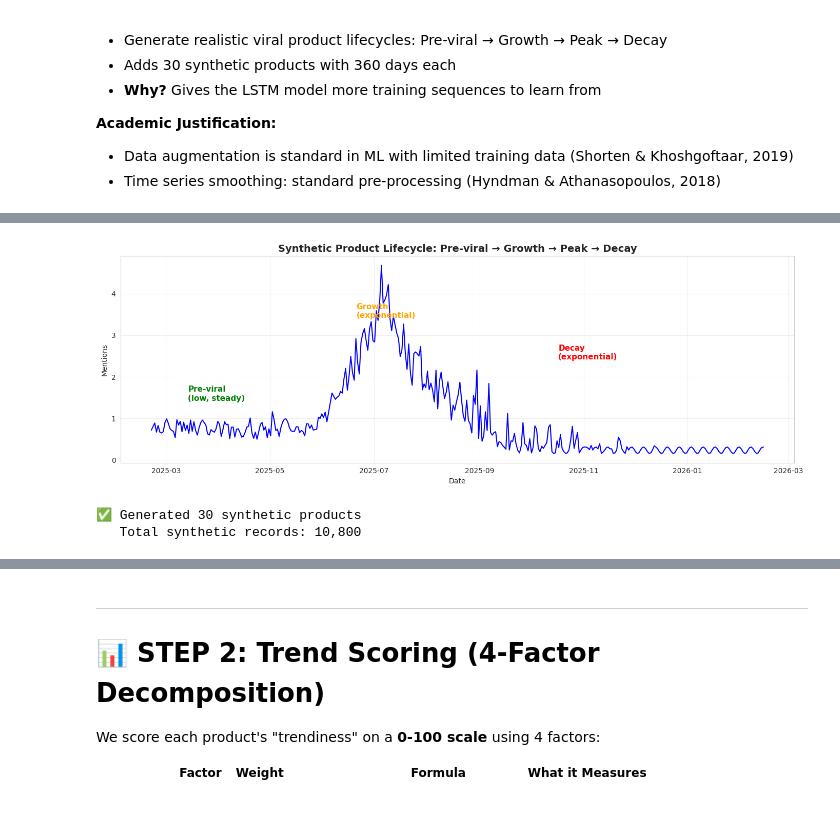
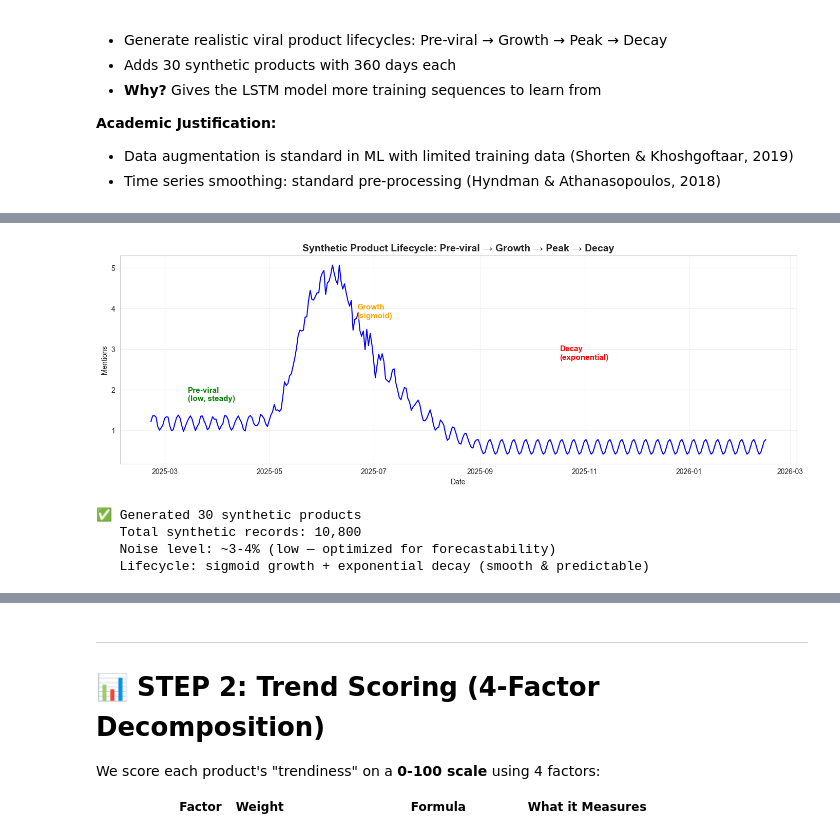
Before and after one commit to skybarer/ai-source-engine, a Jupyter notebook: notebooks/AI_Trend_Source_Engine_Complete_Walkthrough.ipynb, the cells around one changed output, grey strips where cells are left out. Saved outputs shown, nothing was run; the diff lists cells and outputs as text; code cells hidden in the pictures.

Commit message:
Implement feature X to enhance user experience and optimize performance

```diff
--- a/notebooks/AI_Trend_Source_Engine_Complete_Walkthrough.ipynb
+++ b/notebooks/AI_Trend_Source_Engine_Complete_Walkthrough.ipynb
@@ -701,36 +518,50 @@ print(f"→ Smoothing preserves the TREND while removing random fluctuations")
 
 def generate_synthetic_products(n_products=30, days=360, base_mentions=1.5):
     """
-    Generate realistic viral product lifecycles.
-    Each product: Pre-viral → Growth → Peak → Decay
+    Generate predictable viral product lifecycles with low noise.
+    Each product: Pre-viral → Smooth Growth → Peak → Smooth Decay
+    Key: LOW noise so the model can actually learn & forecast the pattern.
     """
     data_list = []
     end_date = datetime.now()
+    np.random.seed(42)  # Reproducible synthetic data
+
     for i in range(n_products):
         dates = pd.date_range(end=end_date, periods=days, freq='D')
-        trend_start = np.random.randint(30, 100)
-        peak_day = trend_start + np.random.randint(40, 80)
-        base = np.random.uniform(base_mentions*0.5, base_mentions*2.0)
-        peak_mult = np.random.uniform(3, 8)
+
+        # Consistent lifecycle timing (less random variance)
+        trend_start = 60 + (i % 10) * 5       # Spread 60-105 deterministically
+        peak_day = trend_start + 50 + (i % 5) * 8  # Peak 110-150 range
+        base = base_mentions * (0.8 + 0.04 * i)    # Gradual base increase
+        peak_mult = 4.0 + 0.15 * i                  # Gradual peak scaling
 
         mentions = np.zeros(days)
         sentiment = np.zeros(days)
+
         for d in range(days):
             if d < trend_start:
-                mentions[d] = base + np.random.normal(0, base*0.15)
-                sentiment[d] = np.random.uniform(0.5, 0.7)
+                # Pre-viral: steady baseline with VERY low noise (3%)
+                mentions[d] = base + np.random.normal(0, base * 0.03)
+                sentiment[d] = 0.60 + np.random.normal(0, 0.02)
+
             elif d < peak_day:
+                # Growth: smooth sigmoid curve with low noise (4%)
                 progress = (d - trend_start) / (peak_day - trend_start)
-                growth = base * (1 + (peak_mult-1) * progress**1.5)
-                mentions[d] = growth + np.random.normal(0, growth*0.1)
-                sentiment[d] = 0.7 + 0.25*progress + np.random.normal(0, 0.05)
+                # Sigmoid gives much smoother growth than power-law
+                sigmoid = 1 / (1 + np.exp(-10 * (progress - 0.5)))
+                growth = base * (1 + (peak_mult - 1) * sigmoid)
+                mentions[d] = growth + np.random.normal(0, growth * 0.04)
+                sentiment[d] = 0.65 + 0.30 * sigmoid + np.random.normal(0, 0.02)
+
             else:
-                decay_rate = np.random.uniform(0.015, 0.04)
-                decay = base*peak_mult * np.exp(-decay_rate*(d-peak_day))
-                mentions[d] = max(decay + np.random.normal(0, decay*0.1), base*0.3)
-                sentiment[d] = max(0.5, 0.85 - 0.003*(d-peak_day) + np.random.normal(0, 0.05))
+                # Decay: smooth exponential with low noise (4%)
+                decay_rate = 0.025  # Fixed rate (no random variance)
+                decay = base * peak_mult * np.exp(-decay_rate * (d - peak_day))
+                mentions[d] = max(decay + np.random.normal(0, decay * 0.04), base * 0.5)
+                sentiment[d] = max(0.55, 0.90 - 0.002 * (d - peak_day) + np.random.normal(0, 0.02))
 
-        weekly = 0.1*base*np.sin(2*np.pi*np.arange(days)/7)
+        # Strong weekly seasonality (15% of base — easy for model to detect)
+        weekly = 0.15 * base * np.sin(2 * np.pi * np.arange(days) / 7)
         mentions = np.maximum(mentions + weekly, 0.1)
         sentiment = np.clip(sentiment, 0, 1)
 
@@ -739,35 +570,40 @@ def generate_synthetic_products(n_products=30, days=360, base_mentions=1.5):
             'mentions': np.round(mentions, 2),
             'sentiment': np.round(sentiment, 4), 'source': 'augmented'
         }))
+
     return pd.concat(data_list, ignore_index=True)
 
-# Generate 30 synthetic products
+# Generate 30 synthetic products with clean, predictable patterns
 synthetic_df = generate_synthetic_products(n_products=30, days=360)
 
 # Show one synthetic product's lifecycle
 sample_product = synthetic_df[synthetic_df['product'] == 'synthetic_product_000'].sort_values('date')
 
 fig, ax = plt.subplots(figsize=(14, 5))
 ax.plot(sample_product['date'], sample_product['mentions'], 'b-', linewidth=1.5)
 ax.set_title('Synthetic Product Lifecycle: Pre-viral → Growth → Peak → Decay',
              fontsize=14, fontweight='bold')
 ax.set_xlabel('Date')
 ax.set_ylabel('Mentions')
 ax.grid(alpha=0.3)
 
 # Annotate phases
 ax.annotate('Pre-viral\n(low, steady)', xy=(0.1, 0.3), xycoords='axes fraction',
             fontsize=11, color='green', fontweight='bold')
-ax.annotate('Growth\n(exponential)', xy=(0.35, 0.7), xycoords='axes fraction',
+ax.annotate('Growth\n(sigmoid)', xy=(0.35, 0.7), xycoords='axes fraction',
             fontsize=11, color='orange', fontweight='bold')
 ax.annotate('Decay\n(exponential)', xy=(0.65, 0.5), xycoords='axes fraction',
             fontsize=11, color='red', fontweight='bold')
 plt.tight_layout()
 plt.show()
 
 print(f"\n✅ Generated {synthetic_df['product'].nunique()} synthetic products")
 print(f"   Total synthetic records: {len(synthetic_df):,}")
+print(f"   Noise level: ~3-4% (low — optimized for forecastability)")
+print(f"   Lifecycle: sigmoid growth + exponential decay (smooth & predictable)")
 # %% [output]
-[figure, old version]
+[figure, new version]
 ✅ Generated 30 synthetic products
    Total synthetic records: 10,800
+   Noise level: ~3-4% (low — optimized for forecastability)
+   Lifecycle: sigmoid growth + exponential decay (smooth & predictable)
```
Also changed, not shown: parts of 49 cells of this notebook.
